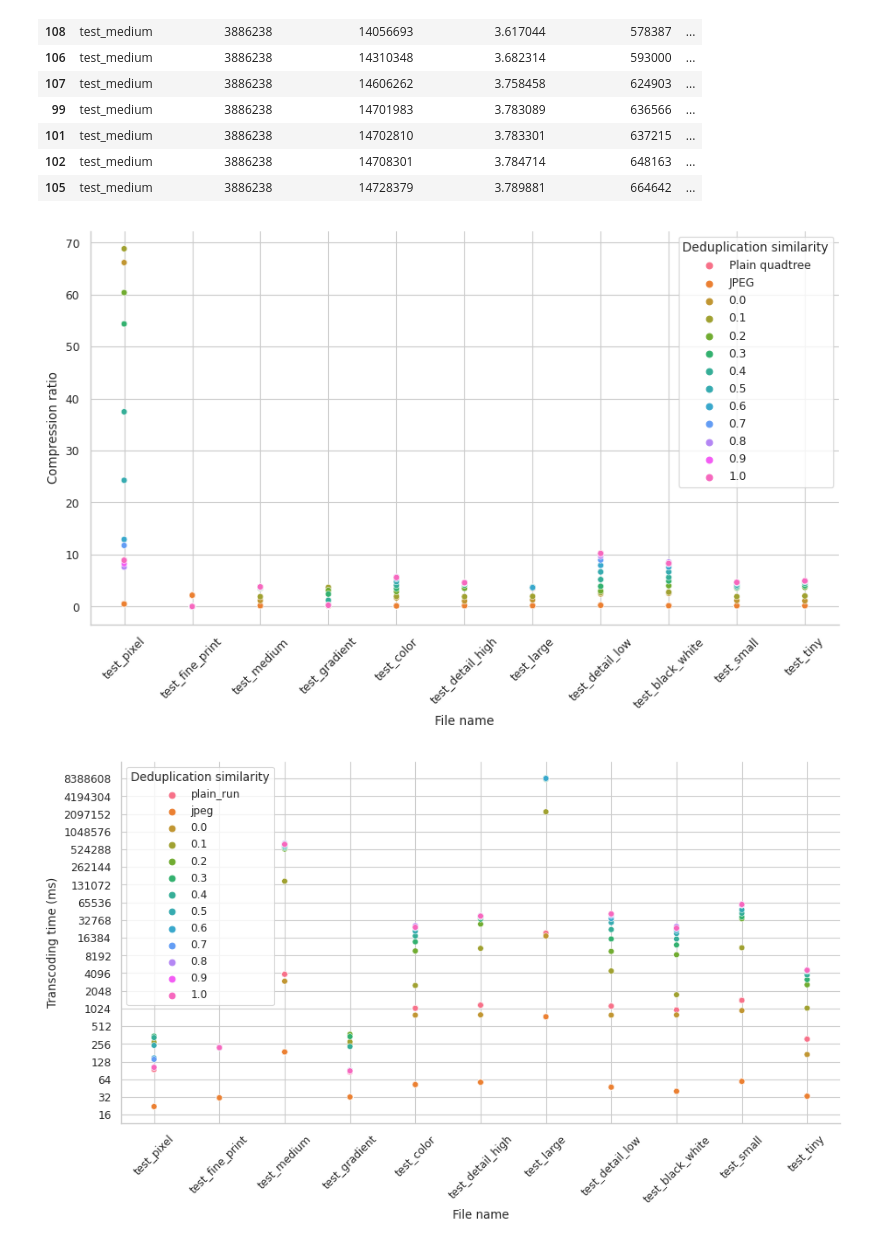
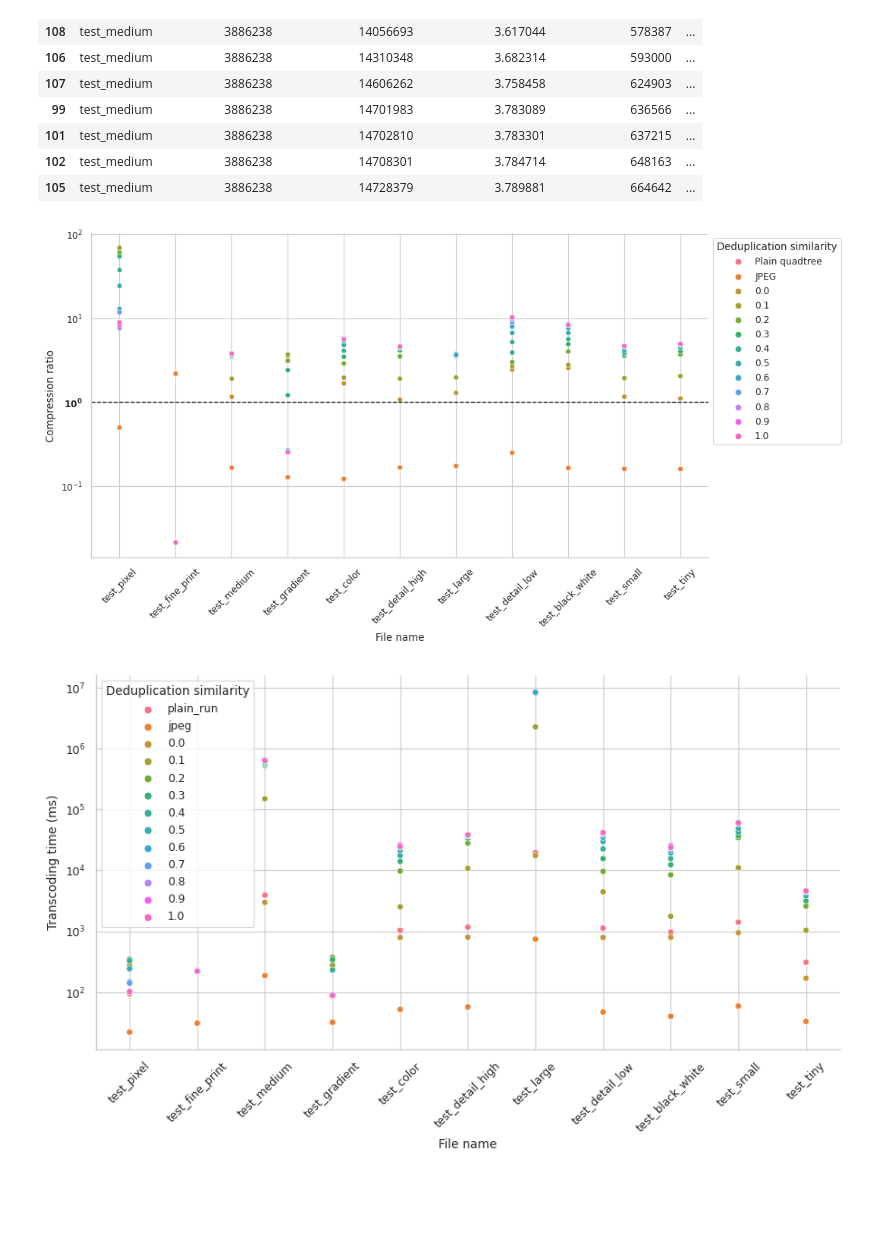
Before and after one commit to xaverhimmelsbach/quadtree-block-compression-visualization, a Jupyter notebook: visualization_scripts/visualize_deduplication.ipynb, the cells around one changed output. Drawn from its saved outputs; the diff is of its cells as text; code cells hidden in the pictures; blank space fills up the shorter version.

Commit message:
change visualizations to log

```diff
--- a/visualization_scripts/visualize_deduplication.ipynb
+++ b/visualization_scripts/visualize_deduplication.ipynb
@@ -42,35 +42,43 @@ df_second = df_sorted.loc[:, ('file_name', 'compression_ratio_y')].rename(
     columns={'compression_ratio_y': 'c'})
 df_second['class'] = 'jpeg'
 
 df_third = df_sorted.loc[:, ('file_name', 'compression_ratio_x', 'similarity')].rename(
     columns={'compression_ratio_x': 'c', 'similarity': 'class'})
 
 # Concatenate data frames
 df_concat = pd.concat([df_first, df_second, df_third])
 
 # Create a visualization
 g = sns.relplot(
     x='file_name',
     y='c',
     data=df_concat,
     hue='class',
     aspect=16/9,
     facet_kws={'legend_out': False},
 )
 
+# Bold 10⁰
+yticklabels = g.ax.get_yticklabels()
+yticklabels[3].set_fontweight('bold')
+g.set_yticklabels(yticklabels)
 
-g.set(xlabel='File name', ylabel='Compression ratio')
+# Draw line through 10⁰
+g.ax.axhline(y=10**0, color='k', linestyle='--', linewidth=1)
+
+g.set(xlabel='File name', ylabel='Compression ratio', yscale='log')
 
 legend = g.axes.flat[0].get_legend()
+legend.set_bbox_to_anchor((1, 1))
 legend.set_title('Deduplication similarity')
 for t, l in zip(legend.texts, ['Plain quadtree ', 'JPEG']):
     t.set_text(l)
 
 plt.xticks(rotation=45)
 
 plt.show()
 # %% [output]
-[figure, old version]
+[figure, new version]
 # %%
 # Transcoding time
 df_sorted = df_merged.sort_values('similarity')
@@ -104,12 +112,12 @@ legend.set_title('Deduplication similarity')
 # for t, l in zip(legend.texts, ['Plain Quadtree (zip)', 'JPEG', 'Gzip']):
 #     t.set_text(l)
 
-ticks = [2**x for x in range(4, 24)]
+# ticks = [2**x for x in range(4, 24)]
 g.set(xlabel='File name', ylabel='Transcoding time (ms)',
-      yscale='log', yticks=ticks, yticklabels=ticks)
+      yscale='log')#, yticks=ticks, yticklabels=ticks)
 
 plt.xticks(rotation=45)
 
 plt.show()
 # %% [output]
-[figure, old version]
+[figure, new version]
```
Also changed, not shown: 8 other files.
